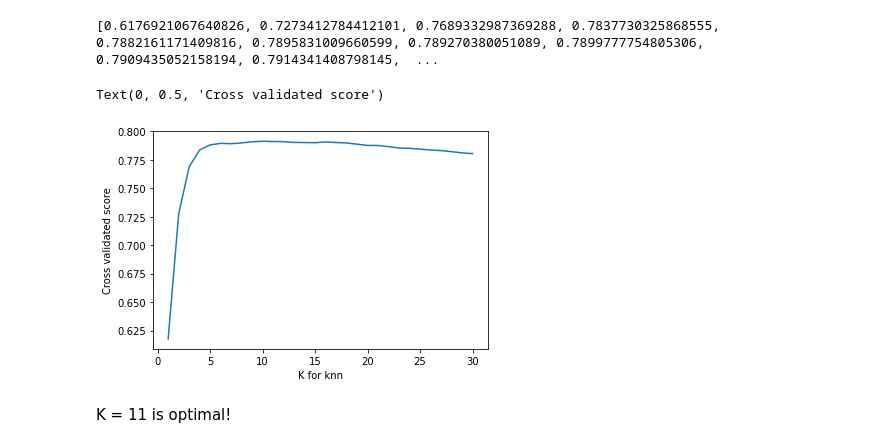
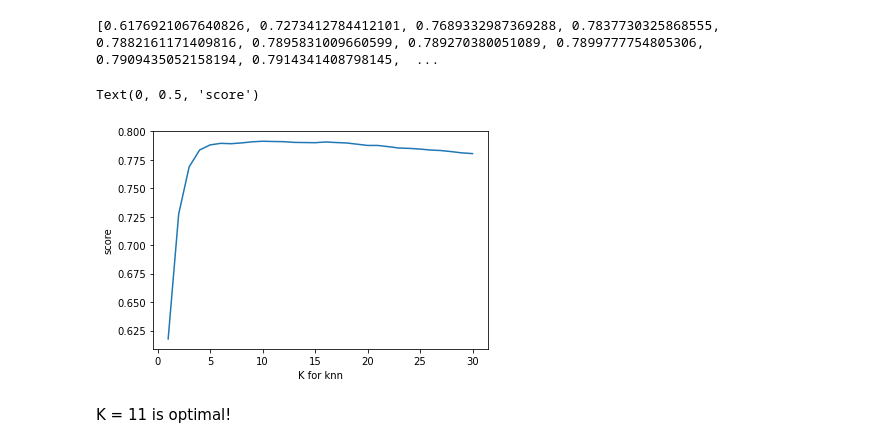
Before and after one commit to ortrsa/Data_Science_Final_Project, a Jupyter notebook: notebook3-regression.ipynb, the cells around one changed output. Drawn from its saved outputs; the diff is of its cells as text; code cells hidden in the pictures.

```diff
--- a/notebook3-regression.ipynb
+++ b/notebook3-regression.ipynb
@@ -222,10 +222,10 @@ print(k_scores)
 # %%
 plt.plot(k_range, k_scores)
 plt.xlabel('K for knn')
-plt.ylabel('Cross validated score')
+plt.ylabel('score')
 # %% [output]
-Text(0, 0.5, 'Cross validated score')
+Text(0, 0.5, 'score')
-[figure, old version]
+[figure, new version]
 # %% [markdown]
 K = 11 is optimal!
 # %% [markdown]
```
Also changed, not shown: 1 other file.
